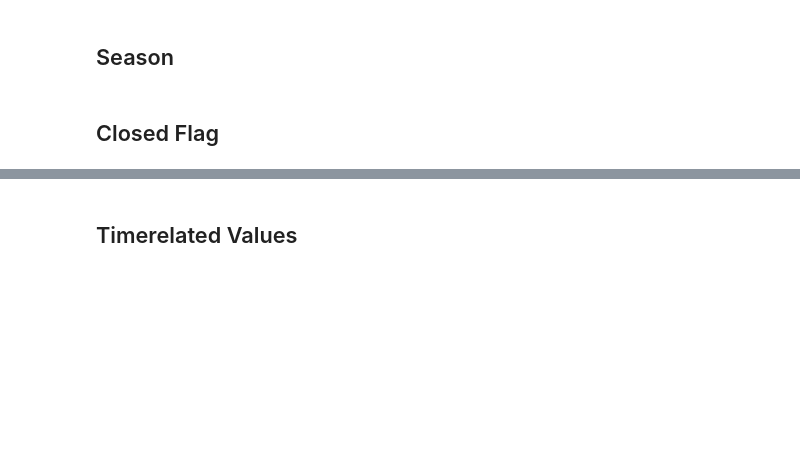
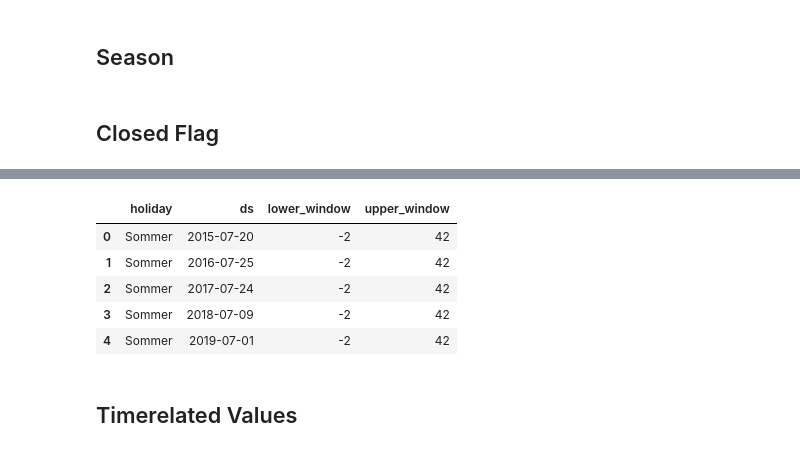
Before and after one commit to Linchen106/capstone, a Jupyter notebook: Capstone_features.ipynb, the cells around one changed output, grey strips where cells are left out. Drawn from its saved outputs; the diff is of its cells as text; code cells hidden in the pictures; blank space fills up the shorter version.

```diff
--- a/Capstone_features.ipynb
+++ b/Capstone_features.ipynb
@@ -592,3 +267,12 @@ df_new_2['Closed']=pd.to_numeric(df_new_2['Closed'])
+# %%
+HOLIDAYS_SH_SOMMER
+# %% [output]
+|  | holiday | ds | lower_window | upper_window |
+| 0 | Sommer | 2015-07-20 | -2 | 42 |
+| 1 | Sommer | 2016-07-25 | -2 | 42 |
+| 2 | Sommer | 2017-07-24 | -2 | 42 |
+| 3 | Sommer | 2018-07-09 | -2 | 42 |
+| 4 | Sommer | 2019-07-01 | -2 | 42 |
 # %% [markdown]
 ## Timerelated Values
 # %% [markdown]
```
Also changed, not shown: parts of 101 cells of this notebook, 29 other files.
